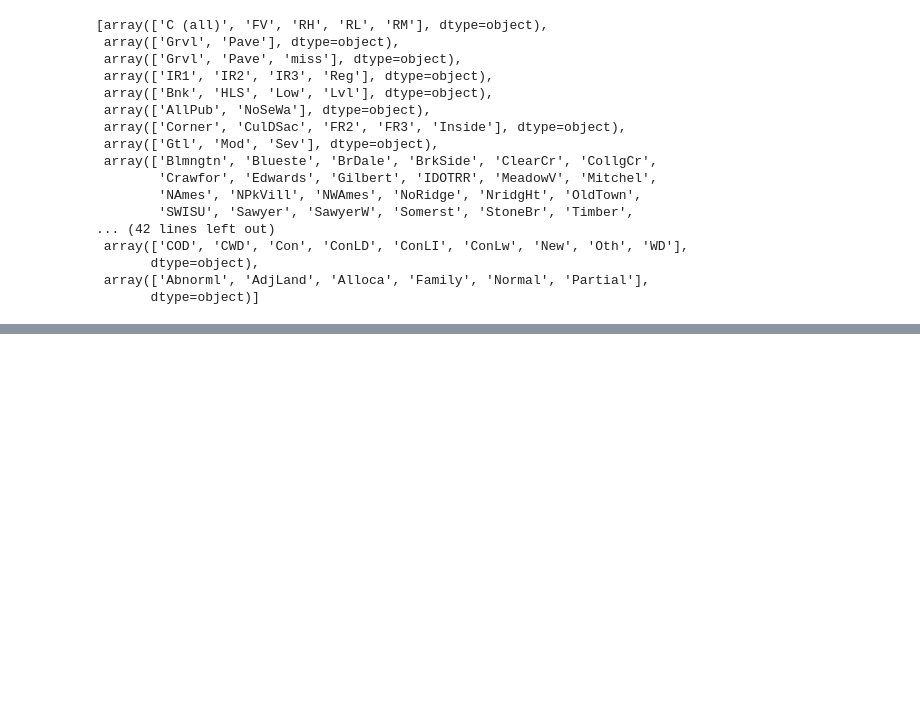
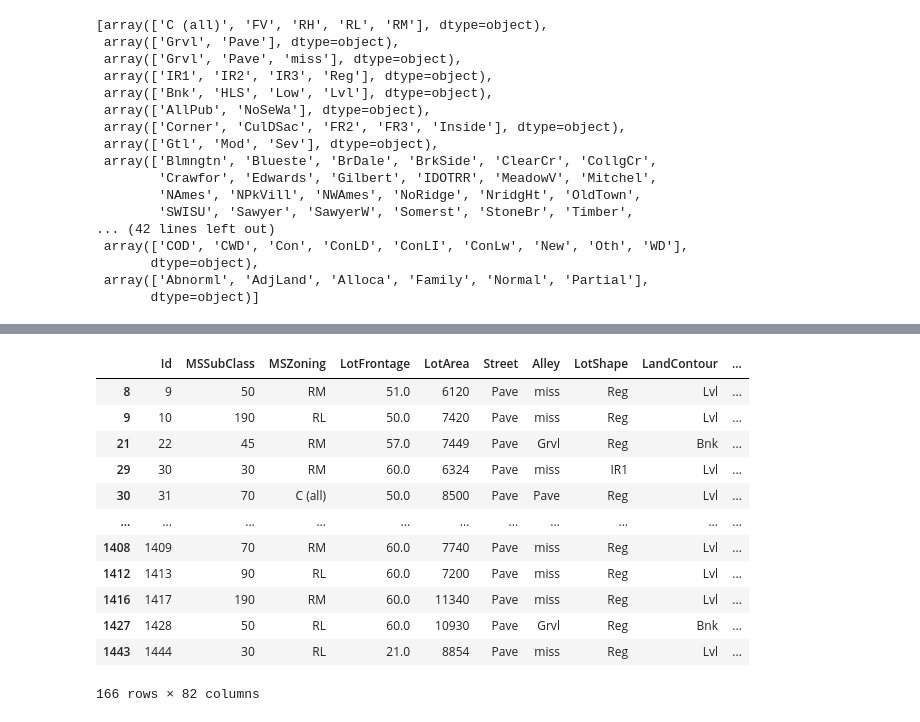
Before and after one commit to kosinus2000/RegresionModel, a Jupyter notebook: notebooks/02_data_edition.ipynb, the cells around one changed output, grey strips where cells are left out. Saved outputs shown, nothing was run; the diff lists cells and outputs as text; code cells hidden in the pictures; blank space fills up the shorter version.

```diff
--- a/notebooks/02_data_edition.ipynb
+++ b/notebooks/02_data_edition.ipynb
@@ -297,0 +350,16 @@ plt.show()
+# %%
+houses_raw[houses_raw['YearRemodAdd']  < 1950 ]
+# %% [output]
+|  | Id | MSSubClass | MSZoning | LotFrontage | LotArea | Street | Alley | LotShape | LandContour | ... |
+| 8 | 9 | 50 | RM | 51.0 | 6120 | Pave | miss | Reg | Lvl | ... |
+| 9 | 10 | 190 | RL | 50.0 | 7420 | Pave | miss | Reg | Lvl | ... |
+| 21 | 22 | 45 | RM | 57.0 | 7449 | Pave | Grvl | Reg | Bnk | ... |
+| 29 | 30 | 30 | RM | 60.0 | 6324 | Pave | miss | IR1 | Lvl | ... |
+| 30 | 31 | 70 | C (all) | 50.0 | 8500 | Pave | Pave | Reg | Lvl | ... |
+| ... | ... | ... | ... | ... | ... | ... | ... | ... | ... | ... |
+| 1408 | 1409 | 70 | RM | 60.0 | 7740 | Pave | miss | Reg | Lvl | ... |
+| 1412 | 1413 | 90 | RL | 60.0 | 7200 | Pave | miss | Reg | Lvl | ... |
+| 1416 | 1417 | 190 | RM | 60.0 | 11340 | Pave | miss | Reg | Lvl | ... |
+| 1427 | 1428 | 50 | RL | 60.0 | 10930 | Pave | Grvl | Reg | Bnk | ... |
+| 1443 | 1444 | 30 | RL | 21.0 | 8854 | Pave | miss | Reg | Lvl | ... |
+166 rows × 82 columns
```
Also changed, not shown: parts of 10 cells of this notebook.
